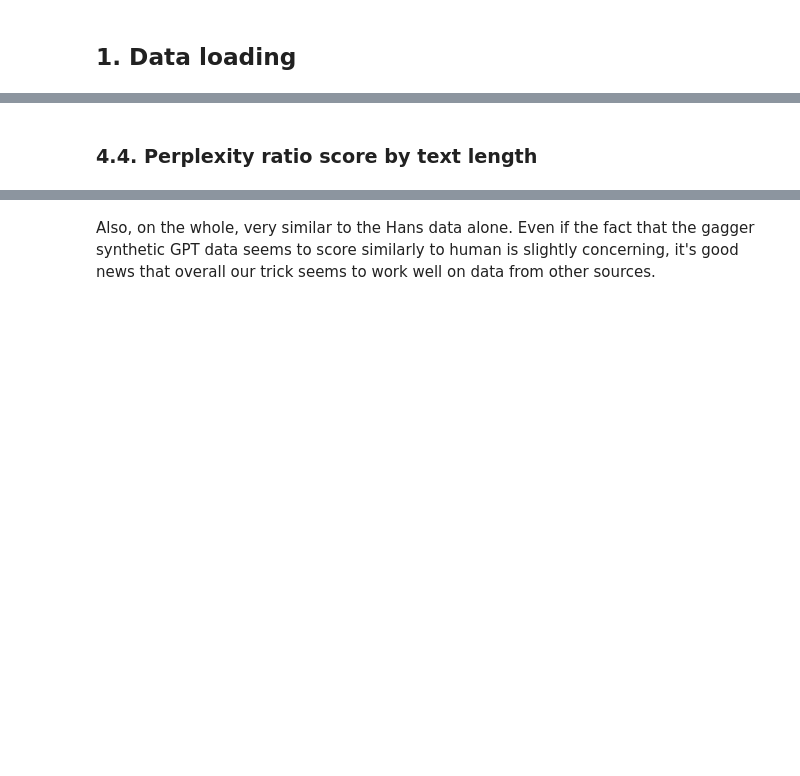
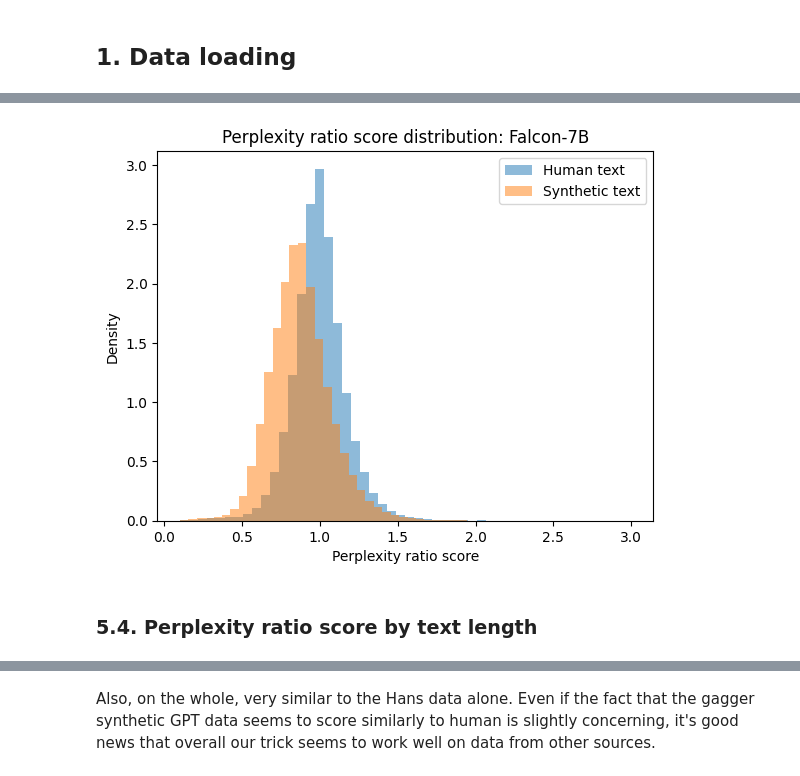
Before and after one commit to gperdrizet/llm_detector, a Jupyter notebook: perplexity_ratio_score/notebooks/07-semantic_chunk_score_exploration.ipynb, the cells around one changed output, grey strips where cells are left out. Saved outputs shown, nothing was run; the diff lists cells and outputs as text; code cells hidden in the pictures; blank space fills up the shorter version.

```diff
--- a/perplexity_ratio_score/notebooks/07-semantic_chunk_score_exploration.ipynb
+++ b/perplexity_ratio_score/notebooks/07-semantic_chunk_score_exploration.ipynb
@@ -132,13 +226,19 @@ Model: Falcon-7B, difference in means = 0.116, 95% CI = (0.106, 0.126)
 # %%
+# Threshold the data for plotting
+human_df=human_df[human_df['Perplexity ratio score'] < 3]
+synthetic_df=synthetic_df[synthetic_df['Perplexity ratio score'] < 3]
+
 plt.title('Perplexity ratio score distribution: Falcon-7B')
-plt.hist(human_df['perplexity_ratio_score'], density=True, label='Human text', alpha=0.5)
-plt.hist(synthetic_df['perplexity_ratio_score'], density=True, label='Synthetic text', alpha=0.5)
+plt.hist(human_df['Perplexity ratio score'], density=True, label='Human text', bins=50, alpha=0.5)
+plt.hist(synthetic_df['Perplexity ratio score'], density=True, label='Synthetic text', bins=50, alpha=0.5)
 plt.xlabel('Perplexity ratio score')
 plt.ylabel('Density')
 plt.legend(loc='upper right')
-plt.savefig(f'{config.PLOT_PATH}/07-4.3_perplexity_ratio_score_distribution.jpg')
+plt.savefig(f'{config.PLOT_PATH}/07-5.3_perplexity_ratio_score_distribution.jpg')
 plt.show()
+# %% [output]
+[figure, added]
 # %% [markdown]
-### 4.4. Perplexity ratio score by text length
+### 5.4. Perplexity ratio score by text length
 # %%
 plt.title('Perplexity ratio score by fragment length: Falcon-7B')
```
Also changed, not shown: parts of 26 cells of this notebook, 14 other files.
